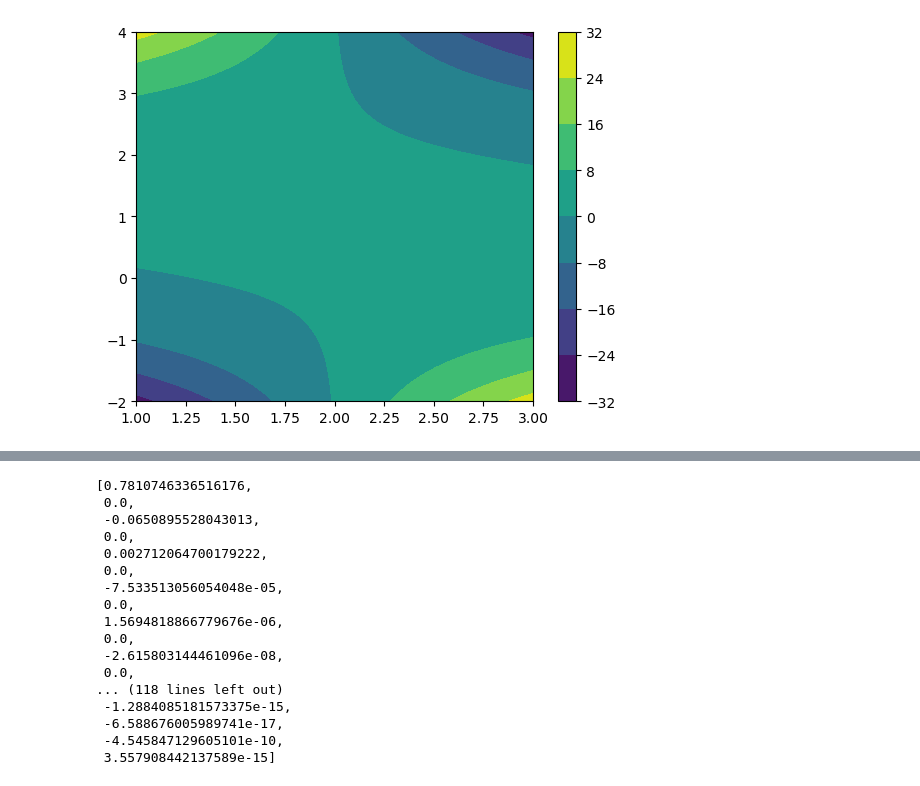
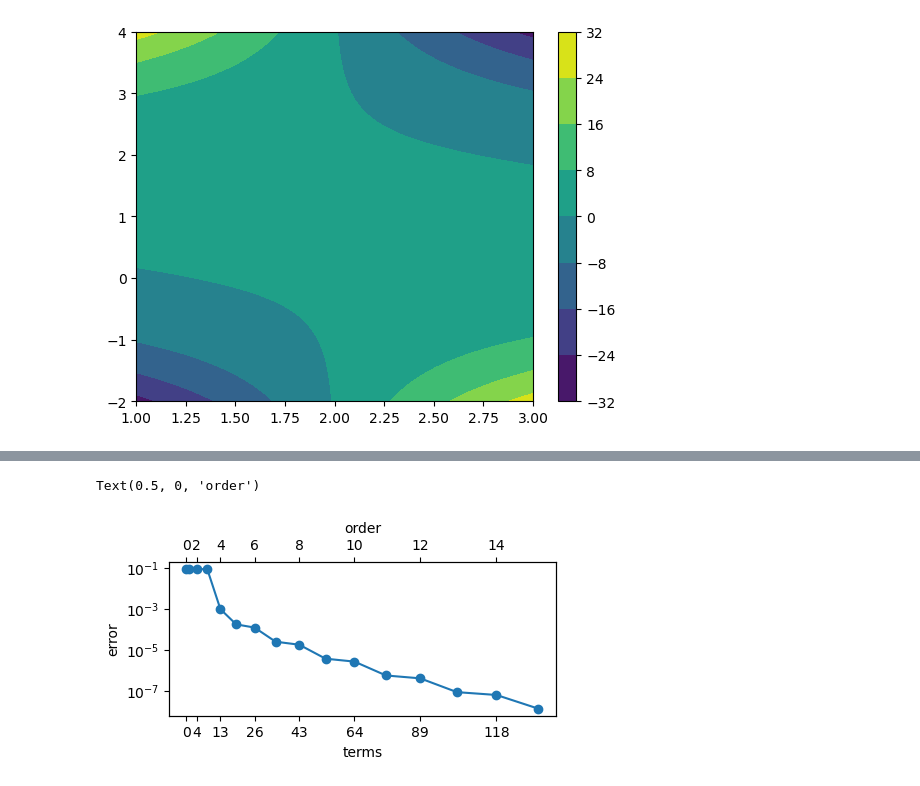
Before and after one commit to NiklasSchaaf/UQ_2023, a Jupyter notebook: homework_4/hw_nik.ipynb, the cells around one changed output, grey strips where cells are left out. Saved outputs shown, nothing was run; the diff lists cells and outputs as text; code cells hidden in the pictures.

```diff
--- a/homework_4/hw_nik.ipynb
+++ b/homework_4/hw_nik.ipynb
@@ -259,20 +237,20 @@ plt.plot(fhats)
-# %%
-fhats
-# %% [output]
-[0.7810746336516176,
- 0.0,
- -0.0650895528043013,
- 0.0,
- 0.002712064700179222,
- 0.0,
- -7.533513056054048e-05,
- 0.0,
- 1.5694818866779676e-06,
- 0.0,
- -2.615803144461096e-08,
- 0.0,
-... (118 lines left out)
- -1.2884085181573375e-15,
- -6.588676005989741e-17,
- -4.545847129605101e-10,
- 3.557908442137589e-15]
+# %%
+fig = plt.figure()
+fig.set_size_inches(5,2)
+ax1 = fig.add_subplot(111)
+ax2 = ax1.twiny()
+
+ax1.plot(terms, errors, marker = 'o')
+ax1.set_xlabel(r"terms")
+ax1.set_ylabel(r"error")
+ax1.set_xticks(terms[0::2])
+# ax1.set_xticklabels(terms)
+ax1.set_yscale('log')
+
+ax2.set_xlim(ax1.get_xlim())
+ax2.set_xticks(terms[0::2])
+ax2.set_xticklabels(orders[0::2])
+ax2.set_xlabel(r"order")
+# %% [output]
+Text(0.5, 0, 'order')
+[figure, added]
```
Also changed, not shown: parts of 15 cells of this notebook.
